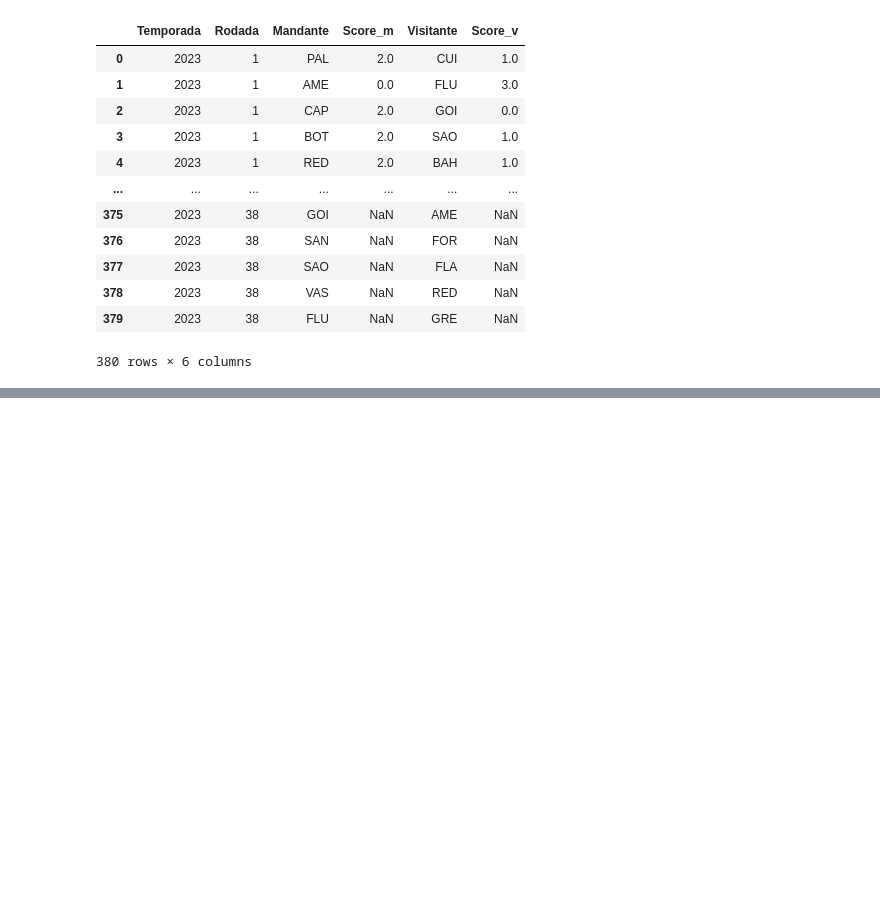
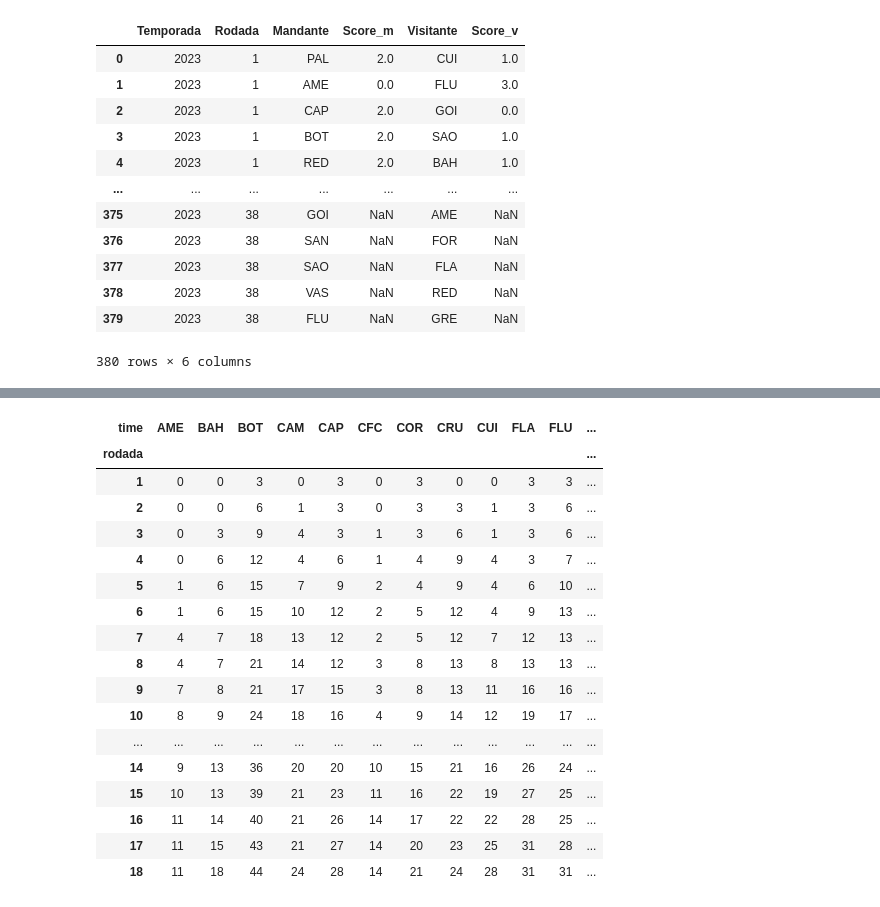
Before and after one commit to Samuca23/dashboard-brasileirao, a Jupyter notebook: teste2023.ipynb, the cells around one changed output, grey strips where cells are left out. Drawn from its saved outputs; the diff is of its cells as text; code cells hidden in the pictures; blank space fills up the shorter version.

```diff
--- a/teste2023.ipynb
+++ b/teste2023.ipynb
@@ -274,0 +314,18 @@ tabela_sort.style.background_gradient(cmap='Blues')
+# %%
+lista_proba = pred_proba.tolist()
+
+data = []  # Lista para armazenar os dicionários de dados
+
+index = 0
+for proba in lista_proba:
+    for i in range(0, len(proba)):
+        new_row = {"index": index, "prob": i, "valor": round(proba[i], 4)}
+        data.append(new_row)
+    index += 1
+
+df_prob = pd.DataFrame(data)  # Cria o DataFrame a partir da lista de dicionários
+df_prob = df_prob.pivot_table(
+    index="index", columns="prob", values="valor", aggfunc="sum"
+)
+df_prob = df_prob.reset_index()
+df_prob = df_prob.set_index("index")
@@ -274,0 +410,56 @@ tabela_sort.style.background_gradient(cmap='Blues')
+# %%
+rodadas = brasileirao['Rodada'].unique()
+times = brasileirao['Mandante'].unique()
+pontuacao = pd.DataFrame()
+data = []  # Lista para armazenar os dicionários de dados
+
+for rodada in rodadas:
+    for time in times:
+        resultado = brasileirao[(brasileirao['Rodada'] == rodada) & ((brasileirao['Mandante'] == time) | (brasileirao['Visitante'] == time))]
+        if len(resultado) > 0:
+            resultado = resultado.reset_index()
+            if resultado['Mandante'][0] == time:
+                if resultado['Score_m'][0] > resultado['Score_v'][0]:
+                    pontos = 3
+                elif resultado['Score_m'][0] == resultado['Score_v'][0]:
+                    pontos = 1
+                else:
+                    pontos = 0
+            else:
+                if resultado['Score_v'][0] > resultado['Score_m'][0]:
+                    pontos = 3
+                elif resultado['Score_v'][0] == resultado['Score_m'][0]:
+                    pontos = 1
+                else:
+                    pontos = 0
+            new_row = {
+                'time': time,
+                'rodada': rodada,
+                'pontos': pontos
+            }
+            data.append(new_row)  # Adiciona o dicionário à lista de dados
+
+pontuacao = pd.DataFrame(data)  # Cria o DataFrame a partir da lista de dicionários
+
+pt_pontuacao = pontuacao.pivot_table(index='rodada', columns='time', values='pontos', aggfunc='sum')
+pt_pontuacao_cum = pt_pontuacao.cumsum()
+pt_pontuacao_cum
+# %% [output]
+| time | AME | BAH | BOT | CAM | CAP | CFC | COR | CRU | CUI | FLA | FLU | ... |
+| rodada |  |  |  |  |  |  |  |  |  |  |  | ... |
+| 1 | 0 | 0 | 3 | 0 | 3 | 0 | 3 | 0 | 0 | 3 | 3 | ... |
+| 2 | 0 | 0 | 6 | 1 | 3 | 0 | 3 | 3 | 1 | 3 | 6 | ... |
+| 3 | 0 | 3 | 9 | 4 | 3 | 1 | 3 | 6 | 1 | 3 | 6 | ... |
+| 4 | 0 | 6 | 12 | 4 | 6 | 1 | 4 | 9 | 4 | 3 | 7 | ... |
+| 5 | 1 | 6 | 15 | 7 | 9 | 2 | 4 | 9 | 4 | 6 | 10 | ... |
+| 6 | 1 | 6 | 15 | 10 | 12 | 2 | 5 | 12 | 4 | 9 | 13 | ... |
+| 7 | 4 | 7 | 18 | 13 | 12 | 2 | 5 | 12 | 7 | 12 | 13 | ... |
+| 8 | 4 | 7 | 21 | 14 | 12 | 3 | 8 | 13 | 8 | 13 | 13 | ... |
+| 9 | 7 | 8 | 21 | 17 | 15 | 3 | 8 | 13 | 11 | 16 | 16 | ... |
+| 10 | 8 | 9 | 24 | 18 | 16 | 4 | 9 | 14 | 12 | 19 | 17 | ... |
+| ... | ... | ... | ... | ... | ... | ... | ... | ... | ... | ... | ... | ... |
+| 14 | 9 | 13 | 36 | 20 | 20 | 10 | 15 | 21 | 16 | 26 | 24 | ... |
+| 15 | 10 | 13 | 39 | 21 | 23 | 11 | 16 | 22 | 19 | 27 | 25 | ... |
+| 16 | 11 | 14 | 40 | 21 | 26 | 14 | 17 | 22 | 22 | 28 | 25 | ... |
+| 17 | 11 | 15 | 43 | 21 | 27 | 14 | 20 | 23 | 25 | 31 | 28 | ... |
+| 18 | 11 | 18 | 44 | 24 | 28 | 14 | 21 | 24 | 28 | 31 | 31 | ... |
```
Also changed, not shown: parts of 30 cells of this notebook, 4 other files.
